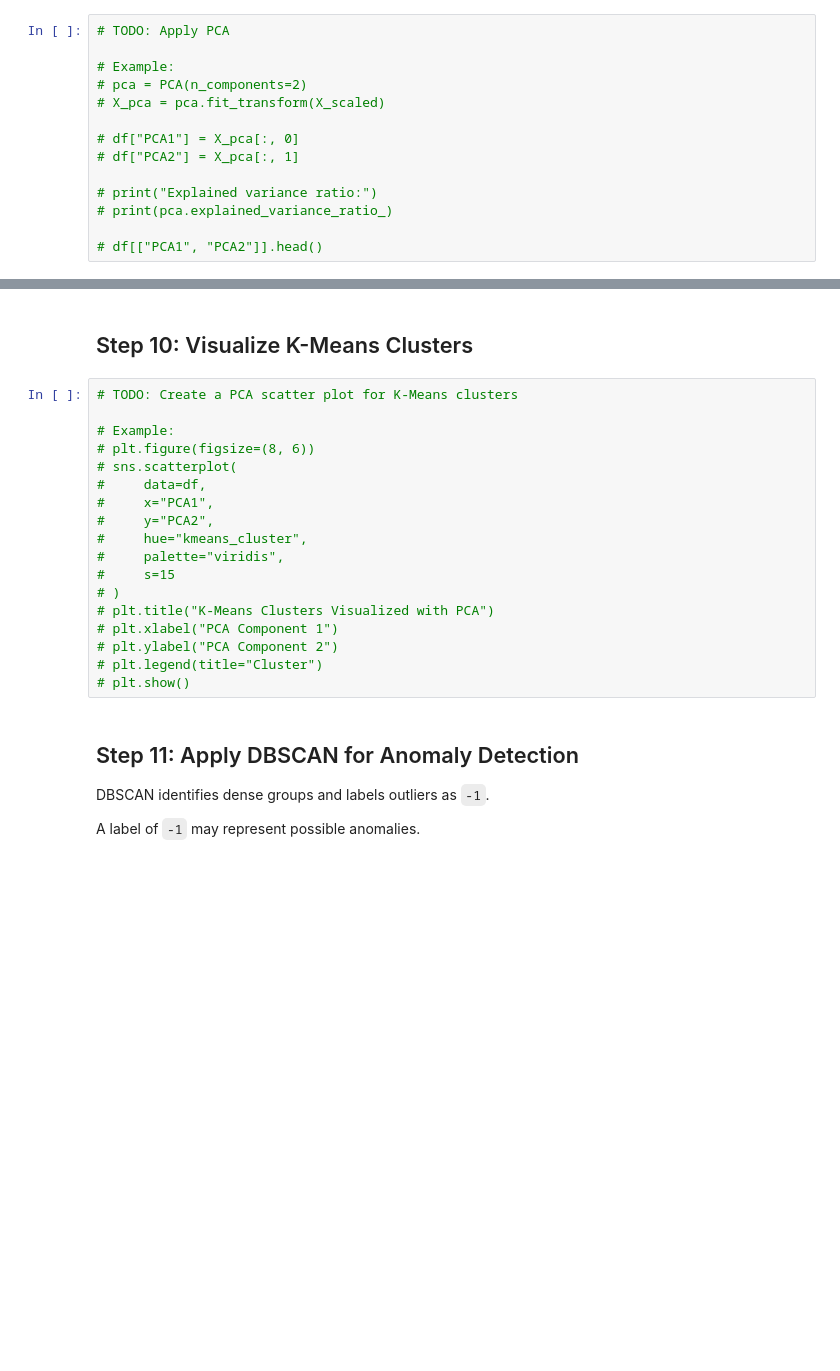
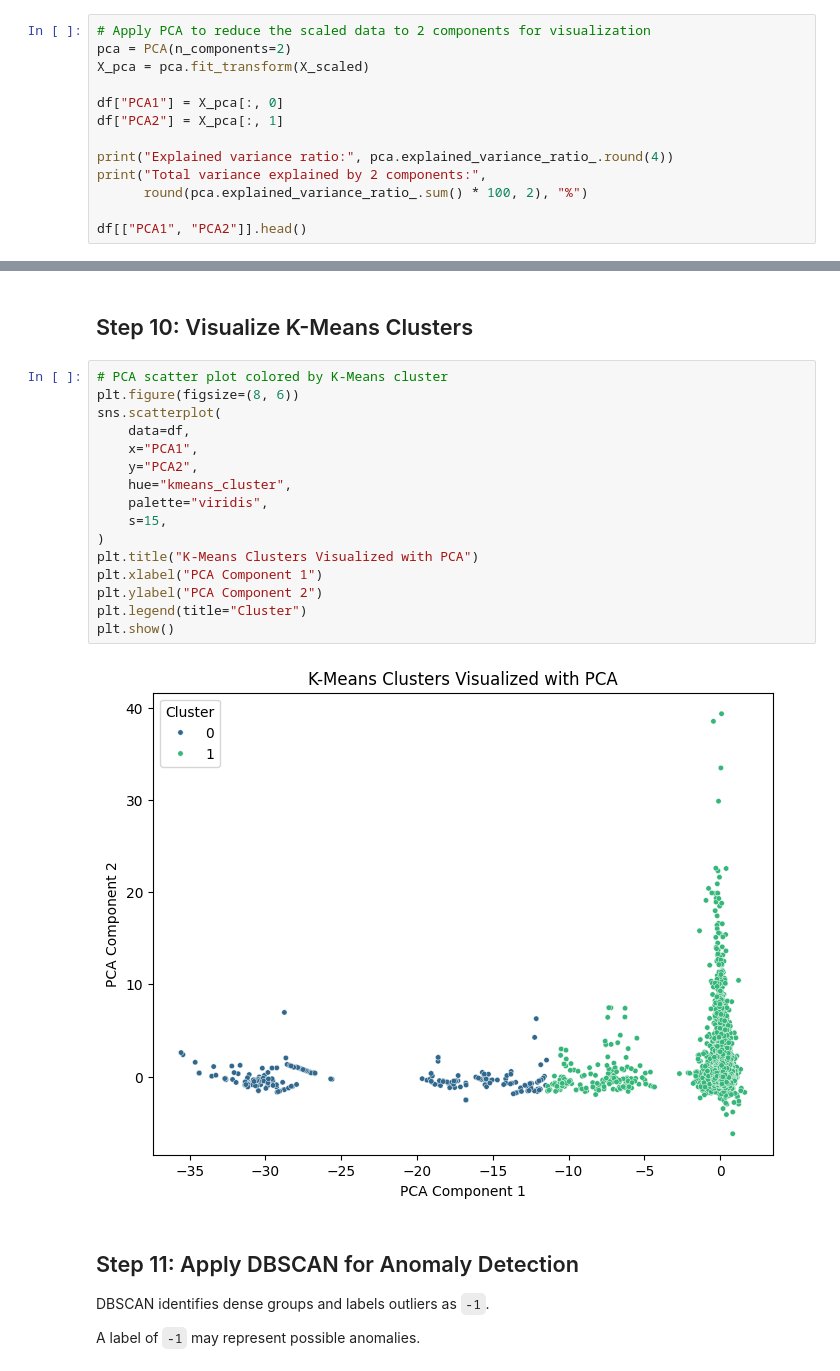
Before and after one commit to kayronmacon/IML, a Jupyter notebook: modules/M03/M03-L02/Assignment_Lab_3.2_Unsupervised_Fraud_Anomaly_Detection_Starter.ipynb, the cells around one changed output, grey strips where cells are left out. Saved outputs shown, nothing was run; the diff lists cells and outputs as text; blank space fills up the shorter version.

```diff
--- a/modules/M03/M03-L02/Assignment_Lab_3.2_Unsupervised_Fraud_Anomaly_Detection_Starter.ipynb
+++ b/modules/M03/M03-L02/Assignment_Lab_3.2_Unsupervised_Fraud_Anomaly_Detection_Starter.ipynb
@@ -136,16 +252,15 @@ Use the `Class` column only for interpretation after clustering.
 
 PCA reduces the dataset to two components so we can visualize clusters.
 # %%
-# TODO: Apply PCA
+# Apply PCA to reduce the scaled data to 2 components for visualization
+pca = PCA(n_components=2)
+X_pca = pca.fit_transform(X_scaled)
 
-# Example:
-# pca = PCA(n_components=2)
-# X_pca = pca.fit_transform(X_scaled)
+df["PCA1"] = X_pca[:, 0]
+df["PCA2"] = X_pca[:, 1]
 
-# df["PCA1"] = X_pca[:, 0]
-# df["PCA2"] = X_pca[:, 1]
+print("Explained variance ratio:", pca.explained_variance_ratio_.round(4))
+print("Total variance explained by 2 components:",
+      round(pca.explained_variance_ratio_.sum() * 100, 2), "%")
 
-# print("Explained variance ratio:")
-# print(pca.explained_variance_ratio_)
-
-# df[["PCA1", "PCA2"]].head()
+df[["PCA1", "PCA2"]].head()
@@ -152,23 +276,23 @@ PCA reduces the dataset to two components so we can visualize clusters.
 # %% [markdown]
 ## Step 10: Visualize K-Means Clusters
 # %%
-# TODO: Create a PCA scatter plot for K-Means clusters
-
-# Example:
-# plt.figure(figsize=(8, 6))
-# sns.scatterplot(
-#     data=df,
-#     x="PCA1",
-#     y="PCA2",
-#     hue="kmeans_cluster",
-#     palette="viridis",
-#     s=15
-# )
-# plt.title("K-Means Clusters Visualized with PCA")
-# plt.xlabel("PCA Component 1")
-# plt.ylabel("PCA Component 2")
-# plt.legend(title="Cluster")
-# plt.show()
+# PCA scatter plot colored by K-Means cluster
+plt.figure(figsize=(8, 6))
+sns.scatterplot(
+    data=df,
+    x="PCA1",
+    y="PCA2",
+    hue="kmeans_cluster",
+    palette="viridis",
+    s=15,
+)
+plt.title("K-Means Clusters Visualized with PCA")
+plt.xlabel("PCA Component 1")
+plt.ylabel("PCA Component 2")
+plt.legend(title="Cluster")
+plt.show()
+# %% [output]
+[figure, added]
 # %% [markdown]
 ## Step 11: Apply DBSCAN for Anomaly Detection
 
```
Also changed, not shown: parts of 14 cells of this notebook, 9 other files.
